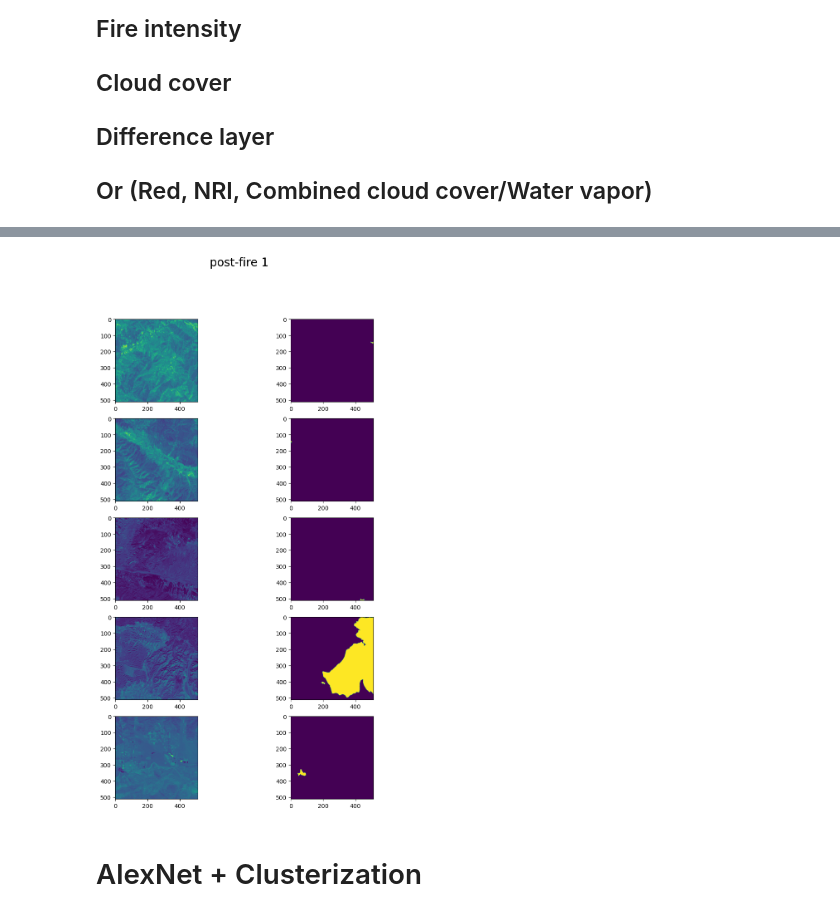
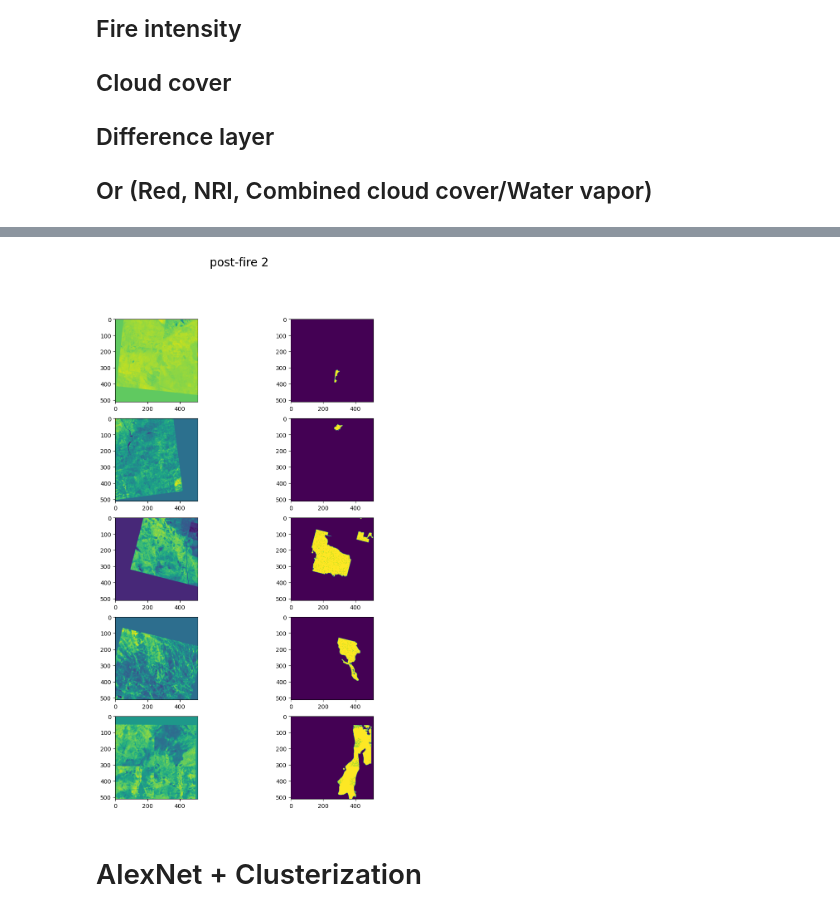
Before and after one commit to Yalnyra/CaBuAr-segmentation-learning, a Jupyter notebook: california_burned_areas/cabuar_main.ipynb, the cells around one changed output, grey strips where cells are left out. Drawn from its saved outputs; the diff is of its cells as text; code cells hidden in the pictures.

Commit message:
Transforms bugfixing

```diff
--- a/california_burned_areas/cabuar_main.ipynb
+++ b/california_burned_areas/cabuar_main.ipynb
@@ -235,8 +235,9 @@ def rearrange_channels(pre_fire, post_fire):
     # Stack pre-fire and post-fire channels
     return torch.cat([pre_fire, post_fire], dim=1)  # Shape: [Batch, 24, H, W]
 # %%
-mozaic = K.RandomJigsaw((3, 3), keepdim=True, p=0.25)
-normalize = transforms.Normalize(mean=[0.485]*3, std=[0.229]*3)
+mozaic = K.RandomJigsaw((2, 2), keepdim=True, p=0.25)
+# TODO replace with a 3 channel united normalization
+normalize = transforms.Normalize(mean=[0.485]*1, std=[0.229]*1)
 
 gaussian_blur = transforms.GaussianBlur(kernel_size=(3, 3), sigma=(0.1, 2.0))
 adjust_contrast = transforms.ColorJitter(contrast=1.5)
@@ -247,22 +248,21 @@ totensor = transforms.Compose([
         ])
 
 transform = transforms.Compose([
-    transforms.ToTensor(),
-    normalize,
     #transforms.Lambda(np.array), # List converts to numpy array
     mozaic,
     transforms.RandomAffine(degrees=15., translate=(0.3, 0.3), interpolation=PIL.Image.BILINEAR),
     transforms.RandomHorizontalFlip(),
     transforms.RandomVerticalFlip(),
     #transforms.ColorJitter(brightness=0.2, contrast=0.2, saturation=0.2),
-    K.RandomGaussianNoise(std=0.2,  p=0.5),
-    transforms.GaussianBlur(kernel_size=(3, 3), sigma=(0.1, 2.0)),
     #filters.Laplacian(kernel_size=(3, 3), border_type='reflect'),
 ])
 
 augmentation = transforms.Compose([
+    normalize,
     transforms.GaussianBlur(kernel_size=(3, 3), sigma=(0.1, 2.0)),
-    filters.Laplacian(kernel_size=(3, 3), border_type='reflect'),
+    # filters.Laplacian(kernel_size=(3, 3), border_type='reflect'),
+    K.RandomGaussianNoise(std=0.2,  p=0.5),
+    transforms.GaussianBlur(kernel_size=(3, 3), sigma=(0.1, 2.0)),
 ])
 # %% [markdown]
 ## Feature detectors
@@ -353,7 +353,7 @@ class CaBuArPyTorchDataset(datasets.GeneratorBasedBuilder):
 
         # Extract water vapor band 09
         # water_vapor = post_fire[:, 8, :, :].unsqueeze(0)
-        water_vapor = post_fire[:, 8, :, :]
+        water_vapor = post_fire[:, 8, :, :].float()
 
         # Augment layers: edge detection, saturation etc.
         if self.augment:
@@ -362,10 +362,10 @@ class CaBuArPyTorchDataset(datasets.GeneratorBasedBuilder):
             fire_boundary = self.augment(fire_boundary)
 
         # Prepare mask
-        # mask = mask.unsqueeze(0)  # or long, depending on loss function
+        mask = mask.float()  # or long, depending on loss function
 
         # Concatenate pre-fire, post-fire, NDVI, difference
-        combined_input = torch.cat([ndvi, water_vapor, fire_boundary, mask], dim=0)  # 4 channels]
+        combined_input = torch.cat([ndvi, water_vapor, fire_boundary, mask.unsqueeze(0)], dim=0)  # 4 channels]
 
         # Transform all layers uniformly, to maintain ground truth on validation
        # combined_input = combined_input.unsqueeze(0)  # Add batch dimension for transforms
@@ -404,20 +404,20 @@ class WrappedDataLoader:
 train_dataset = CaBuArPyTorchDataset(
     hf_dataset=train_data,
     transform=transform,
-    #augment=augmentation,
+    augment=augmentation,
 )
 valid_dataset = CaBuArPyTorchDataset(
     hf_dataset=valid_data,
     transform=transform,
-    #augment=augmentation,
+    augment=augmentation,
 )
 test_dataset = CaBuArPyTorchDataset(
     hf_dataset=test_data,
 )
 dataloader = WrappedDataLoader(DataLoader(
-    test_dataset,
+    train_dataset,
     batch_size=_BATCH_SIZE,       # Adjust batch size as needed
-    shuffle=False,        # Shuffle for training
+    shuffle=True,        # Shuffle for training
     num_workers=_NUM_WORKERS,       # Number of subprocesses for data loading
     pin_memory=True      # Speed up transfer to GPU
 ), to_device)
@@ -449,26 +467,26 @@ X_train, y = y_train
 # %%
 
 # Let's plot some images
 
 fig, axes = plt.subplots(5, 2, figsize=(10,15))
-ch = 1
+ch = 2
 fig.suptitle(f"post-fire {ch}", fontsize=20)
 for i in range(5):
     axes[i,0].imshow(X_train[i+5,ch].view(512,512,1).numpy())
     axes[i,1].imshow(y[i+5].view(512,512,).numpy())
 plt.show()
     #plt.title(str(y_train[i].item()))
 #j = 0
 # for cls in clss_counts.index:
 #     cls_indices = np.where(y_train.numpy() == cls)[0]
 #     if len(cls_indices) > 0:
 #         plt.subplot(2, len(clss_counts), j + 1)
 #         plt.axis('off')
 #         plt.imshow(X_train[cls_indices[0], :, :, :].numpy().reshape(28, 28), cmap="gray_r")
 #         plt.title(str(cls))
 #         j += 1
 # %% [output]
-[figure, old version]
+[figure, new version]
 # %% [markdown]
 # AlexNet + Clusterization
 # %%
```
Also changed, not shown: parts of 1 cell of this notebook.
